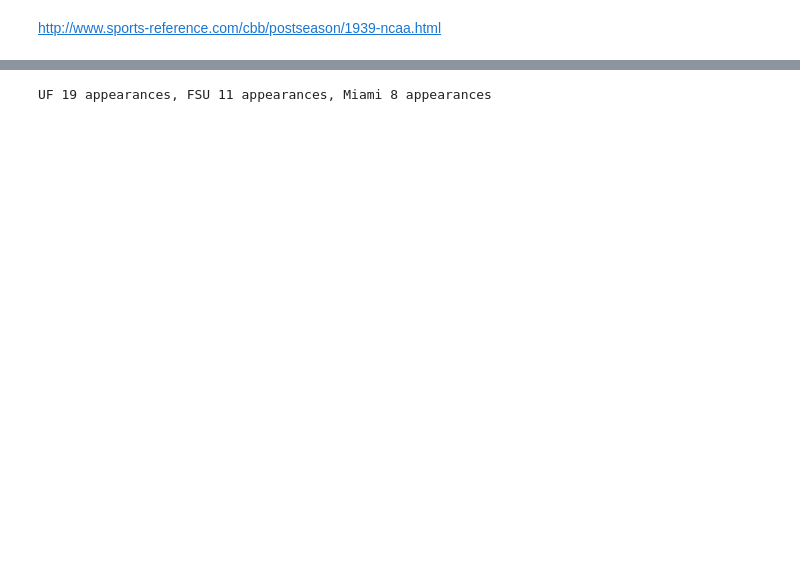
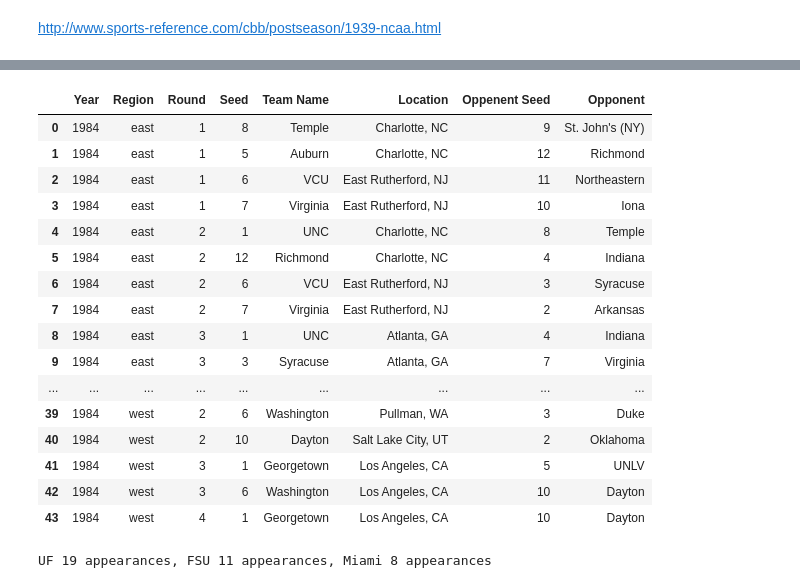
Before and after one commit to dholubek/ncaa_seeds, a Jupyter notebook: ncaa_all_years.ipynb, the cells around one changed output, grey strips where cells are left out. Saved outputs shown, nothing was run; the diff lists cells and outputs as text; code cells hidden in the pictures; blank space fills up the shorter version.

Commit message:
getting multiple rounds from 84 bracket with byes

```diff
--- a/ncaa_all_years.ipynb
+++ b/ncaa_all_years.ipynb
@@ -50,0 +73,57 @@ df.to_csv('ncaa.csv')
+# %%
+def get_bracket_84():
+    soup = get_page_data(1984)
+    region_tags = soup.find_all("div", attrs={"data-controls": "#brackets"})[0].select('div a')
+    bracket = []
+    for region_tag in region_tags:
+        region = str(region_tag.string).lower()
+        print("region ", region)
+        if region is not 'final four':
+            search = {'id': region}
+            region_div = soup.find('div',**search)
+            if region_div is not None:
+                #region_first_round = region_div.div.div
+                bracket_rounds = region_div.div
+                div_rounds = bracket_rounds.find_all('div', {'class':'round'})
+                bracket_round = 1
+                for div_round in div_rounds:
+                    print("round, ", bracket_round)
+                    if isinstance(div_round, element.Tag ):
+                        #print(len(div_round))
+                        for gm in div_round:
+                            if isinstance(gm, element.Tag ):
+                                #game_data = gm.find_all('span')
+                                print(gm)
+                                print("len contents: ", len(gm.contents))
+                                print()
+                                if (len(gm.contents) >= 9):
+                                    seeds_loc = gm.find_all('span')
+                                    if len(seeds_loc) > 2:
+                                        seed1 = seeds_loc[0].string
+                                        seed2 = seeds_loc[1].string
+                                        currLoc = tidy_location(seeds_loc[2].string)
+                                        alist = gm.select('div a')
+                                        team1 = alist[0].string
+                                        team2 = alist[2].string
+                                        bracketRow = [1984, region, bracket_round, seed1, team1, currLoc, seed2, team2]
+                                        bracket.append(bracketRow)
+                                #if len(game_data) > 2:
+#                                     seed1 = game_data[0].string
+#                                     seed2 = game_data[1].string
+#                                     currLoc = tidy_location(game_data[2].string)
+#                                     alist = div_round.select('div a')
+#                                     team1 = alist[0].string
+#                                     team2 = alist[2].string
+#                                     bracketRow = [1984, region, bracket_round, seed1, team1, currLoc, seed2, team2]
+#                                     #print(bracketRow)
+#                                     bracket.append(bracketRow)
+
+                        bracket_round += 1
+
+    return pd.DataFrame(bracket, columns=['Year', 'Region', 'Round', 'Seed', 'Team Name','Location', 'Oppenent Seed', 'Opponent'])
+
+
+
+df84 = get_bracket_84()
+df84
+# %% [output]
@@ -51,3 +147,20 @@ df.to_csv('ncaa.csv')
+|  | Year | Region | Round | Seed | Team Name | Location | Oppenent Seed | Opponent |
+| 0 | 1984 | east | 1 | 8 | Temple | Charlotte, NC | 9 | St. John's (NY) |
+| 1 | 1984 | east | 1 | 5 | Auburn | Charlotte, NC | 12 | Richmond |
+| 2 | 1984 | east | 1 | 6 | VCU | East Rutherford, NJ | 11 | Northeastern |
+| 3 | 1984 | east | 1 | 7 | Virginia | East Rutherford, NJ | 10 | Iona |
+| 4 | 1984 | east | 2 | 1 | UNC | Charlotte, NC | 8 | Temple |
+| 5 | 1984 | east | 2 | 12 | Richmond | Charlotte, NC | 4 | Indiana |
+| 6 | 1984 | east | 2 | 6 | VCU | East Rutherford, NJ | 3 | Syracuse |
+| 7 | 1984 | east | 2 | 7 | Virginia | East Rutherford, NJ | 2 | Arkansas |
+| 8 | 1984 | east | 3 | 1 | UNC | Atlanta, GA | 4 | Indiana |
+| 9 | 1984 | east | 3 | 3 | Syracuse | Atlanta, GA | 7 | Virginia |
+| ... | ... | ... | ... | ... | ... | ... | ... | ... |
+| 39 | 1984 | west | 2 | 6 | Washington | Pullman, WA | 3 | Duke |
+| 40 | 1984 | west | 2 | 10 | Dayton | Salt Lake City, UT | 2 | Oklahoma |
+| 41 | 1984 | west | 3 | 1 | Georgetown | Los Angeles, CA | 5 | UNLV |
+| 42 | 1984 | west | 3 | 6 | Washington | Los Angeles, CA | 10 | Dayton |
+| 43 | 1984 | west | 4 | 1 | Georgetown | Los Angeles, CA | 10 | Dayton |
 # %%
 bracket_2017_and_2016 = df.head(64)
 sample = bracket_2017_and_2016.head(8)
```
Also changed, not shown: parts of 3 cells of this notebook.
